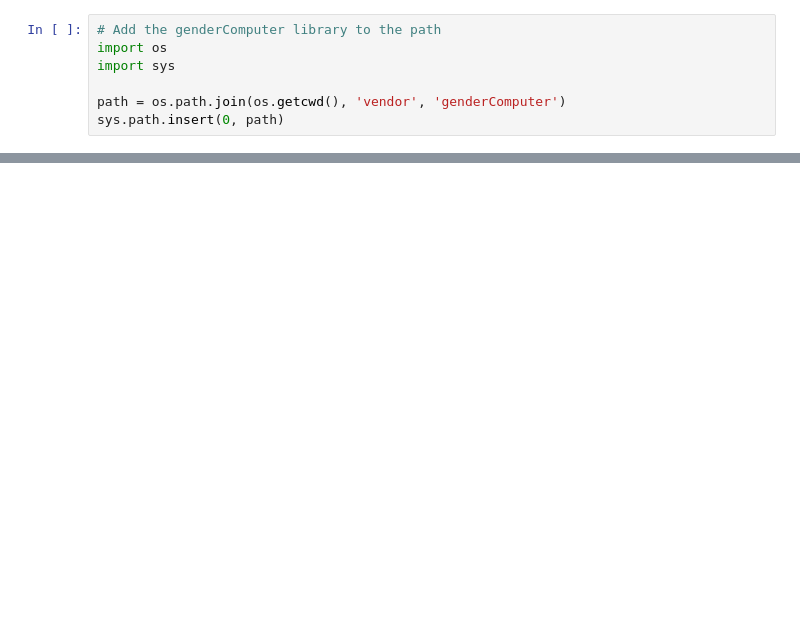
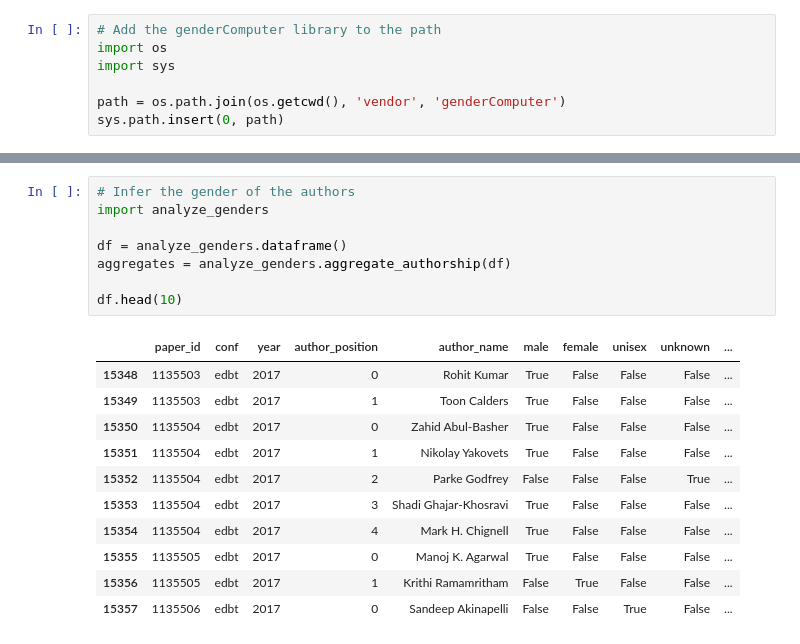
Before and after one commit to dataunitylab/paper-gender-analysis, a Jupyter notebook: cs-paper-gender-analysis.ipynb, the cells around one changed output, grey strips where cells are left out. Cells and saved outputs as stored; diff of their text form; blank space fills up the shorter version.

```diff
--- a/cs-paper-gender-analysis.ipynb
+++ b/cs-paper-gender-analysis.ipynb
@@ -60,0 +8,20 @@ plot_authors(all_ratio, 'all positions')
+# %%
+# Infer the gender of the authors
+import analyze_genders
+
+df = analyze_genders.dataframe()
+aggregates = analyze_genders.aggregate_authorship(df)
+
+df.head(10)
+# %% [output]
+|  | paper_id | conf | year | author_position | author_name | male | female | unisex | unknown | ... |
+| 15348 | 1135503 | edbt | 2017 | 0 | Rohit Kumar | True | False | False | False | ... |
+| 15349 | 1135503 | edbt | 2017 | 1 | Toon Calders | True | False | False | False | ... |
+| 15350 | 1135504 | edbt | 2017 | 0 | Zahid Abul-Basher | True | False | False | False | ... |
+| 15351 | 1135504 | edbt | 2017 | 1 | Nikolay Yakovets | True | False | False | False | ... |
+| 15352 | 1135504 | edbt | 2017 | 2 | Parke Godfrey | False | False | False | True | ... |
+| 15353 | 1135504 | edbt | 2017 | 3 | Shadi Ghajar-Khosravi | True | False | False | False | ... |
+| 15354 | 1135504 | edbt | 2017 | 4 | Mark H. Chignell | True | False | False | False | ... |
+| 15355 | 1135505 | edbt | 2017 | 0 | Manoj K. Agarwal | True | False | False | False | ... |
+| 15356 | 1135505 | edbt | 2017 | 1 | Krithi Ramamritham | False | True | False | False | ... |
+| 15357 | 1135506 | edbt | 2017 | 0 | Sandeep Akinapelli | False | False | True | False | ... |
```
Also changed, not shown: parts of 5 cells of this notebook, 1 other file.
